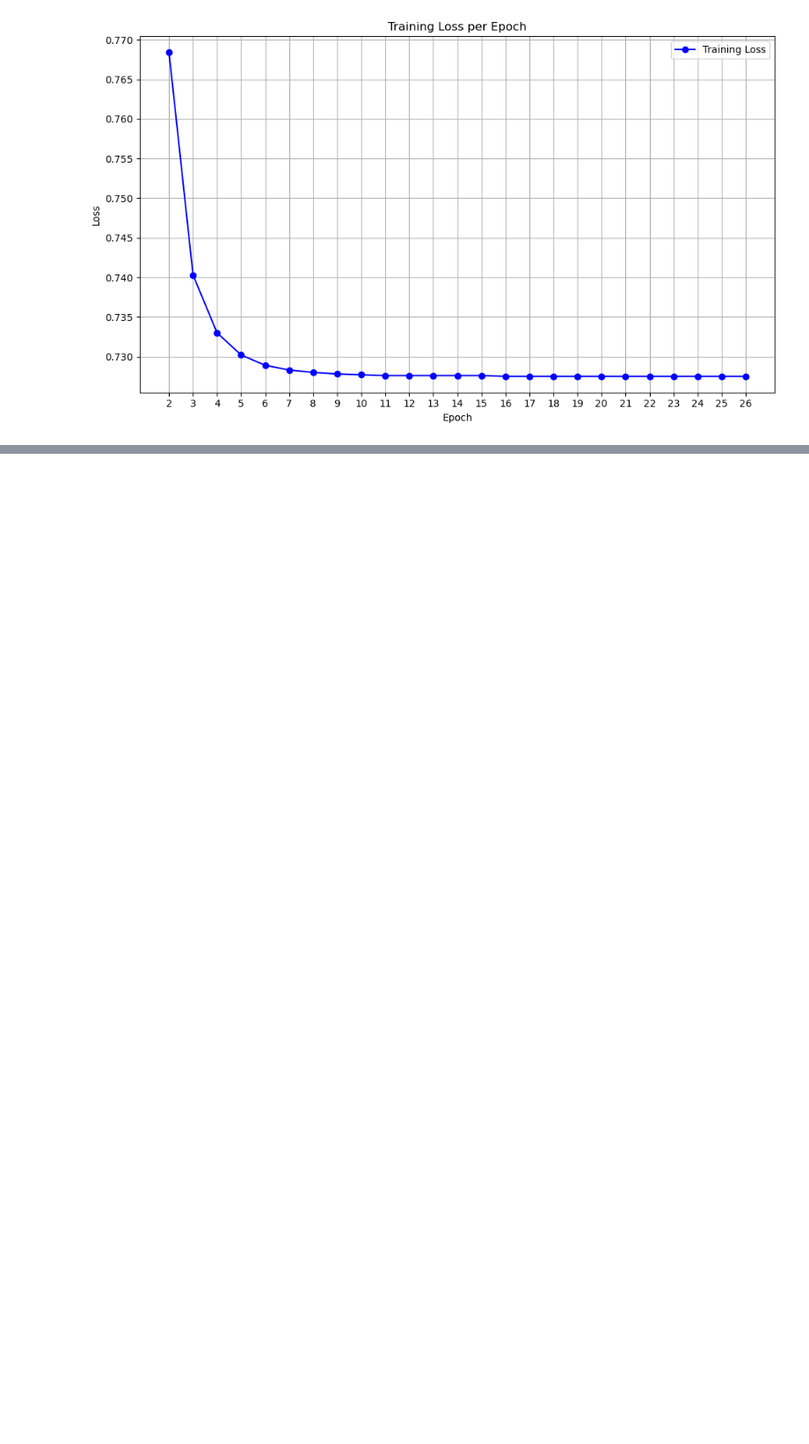
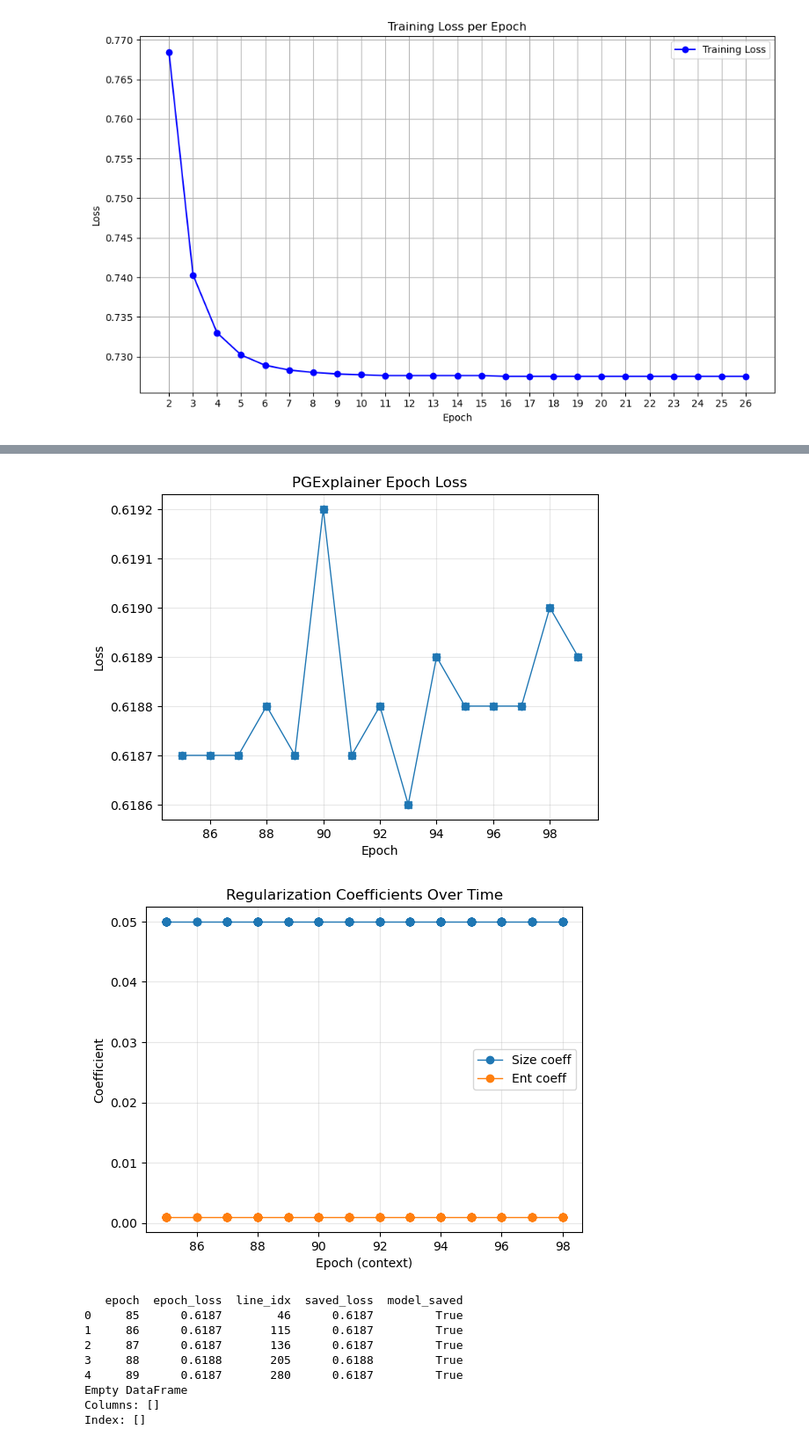
Before and after one commit to loveiscomplicated/GNN_phase_2, a Jupyter notebook: analyze/gingru_performance_eval.ipynb, the cells around one changed output, grey strips where cells are left out. Shown: that part at 88% size. Cells and saved outputs as stored; diff of their text form; code cells hidden in the pictures; blank space fills up the shorter version.

```diff
--- a/analyze/gingru_performance_eval.ipynb
+++ b/analyze/gingru_performance_eval.ipynb
@@ -402,0 +2136,16 @@ model = GinGru(
+# %%
+parsed, debug_agg = visualize_pgexplainer_log(LOG_STRING, save_dir=None)
+print(parsed.epochs.head())
+print(debug_agg.head())
+# %% [output]
+[figure, added]
+[figure, added]
+   epoch  epoch_loss  line_idx  saved_loss  model_saved
+0     85      0.6187        46      0.6187         True
+1     86      0.6187       115      0.6187         True
+2     87      0.6187       136      0.6187         True
+3     88      0.6188       205      0.6188         True
+4     89      0.6187       280      0.6187         True
+Empty DataFrame
+Columns: []
+Index: []
```
Also changed, not shown: parts of 10 cells of this notebook, 13 other files.
